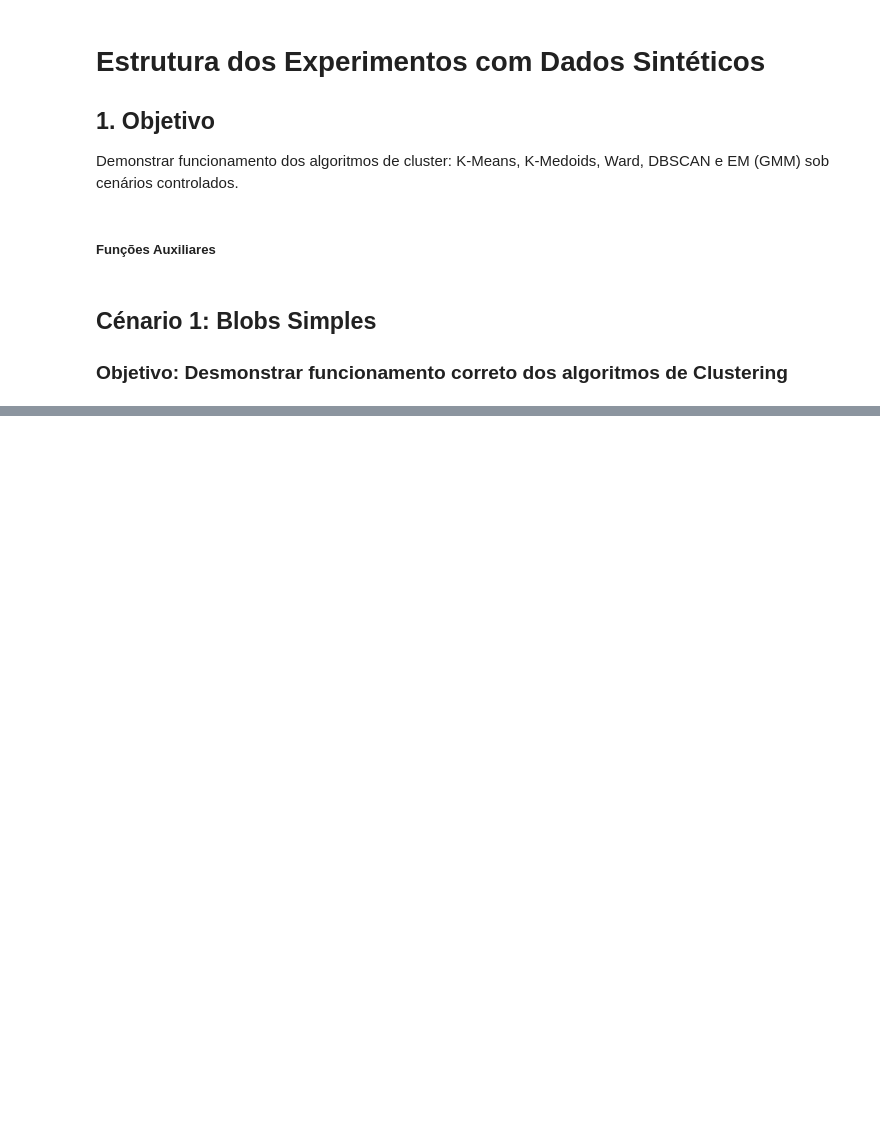
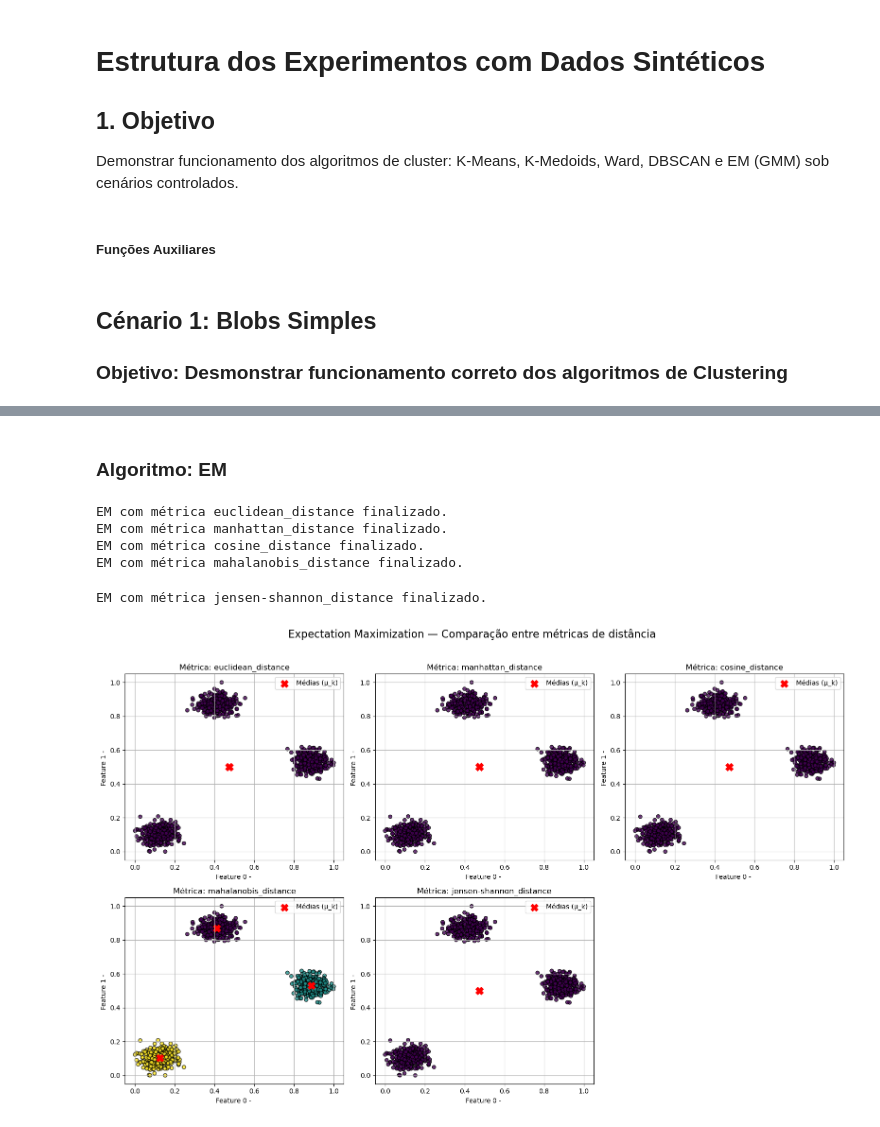
Before and after one commit to JaneOliveira/clustering-client-segmentation-tcc, a Jupyter notebook: notebooks/ExperimentoDatasetSintetico.ipynb, the cells around one changed output, grey strips where cells are left out. Saved outputs shown, nothing was run; the diff lists cells and outputs as text; code cells hidden in the pictures; blank space fills up the shorter version.

```diff
--- a/notebooks/ExperimentoDatasetSintetico.ipynb
+++ b/notebooks/ExperimentoDatasetSintetico.ipynb
@@ -690,0 +212,33 @@ ward.plot_dendrogram(truncate_mode='lastp', p=10)
+# %% [markdown]
+### Algoritmo: EM
+# %%
+results_em = []
+plots_em = {}
+
+for metric_name in metrics:
+    em = ExpectationMaximization(n_clusters=3, max_iterations=7000, metric_name=metric_name)
+    t0 = time()
+    em.fit(X)
+    runtime_em = time() - t0
+    labels_em = em.labels_
+
+    eval_metric = silhouette_metric_name.get(metric_name, 'euclidean')
+    eval_kwargs = {} if eval_metric != 'mahalanobis' else {'VI': VI}
+
+    metrics_result = calculate_clustering_metrics( algorithm_name="EM", metric_name=metric_name, runtime=runtime_em, X=X, labels=labels_em,eval_metric=eval_metric, eval_kwargs=eval_kwargs
+    )
+    results_em.append(metrics_result)
+
+    plots_em[metric_name] = {"X": X, "labels": labels_em, "model": em
+    }
+    print(f"EM com métrica {metric_name} finalizado.")
+# %% [output]
+EM com métrica euclidean_distance finalizado.
+EM com métrica manhattan_distance finalizado.
+EM com métrica cosine_distance finalizado.
+EM com métrica mahalanobis_distance finalizado.
+EM com métrica jensen-shannon_distance finalizado.
+# %%
+plot_algorithm_all_metrics(plots_em, "Expectation Maximization", x_index=0, y_index=1)
+# %% [output]
+[figure, added]
```
Also changed, not shown: parts of 86 cells of this notebook.
